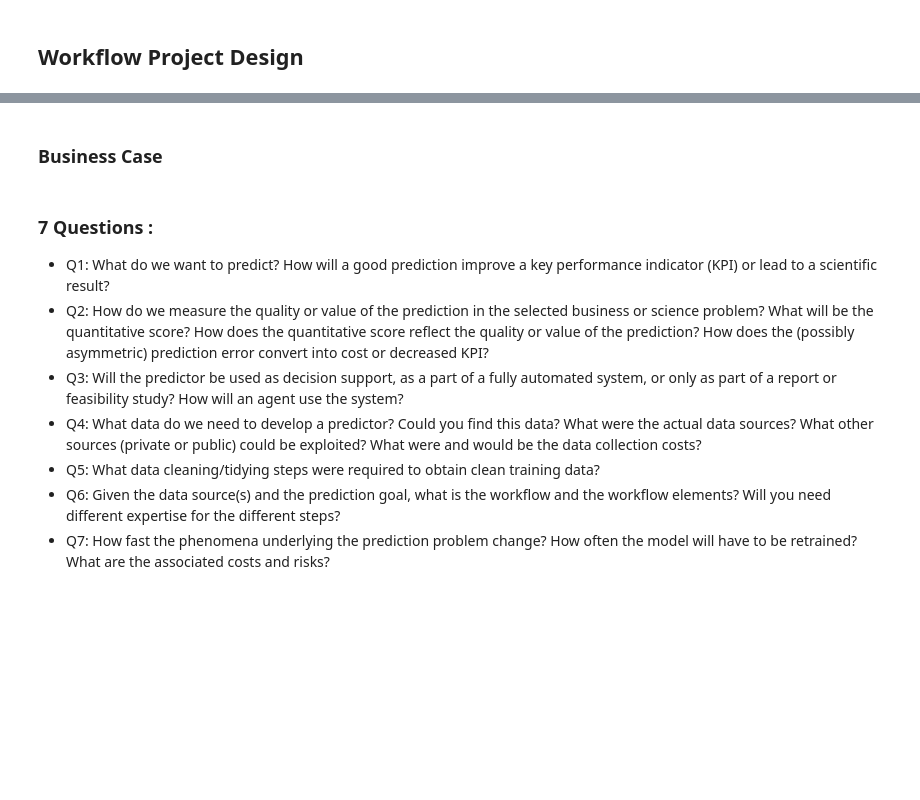
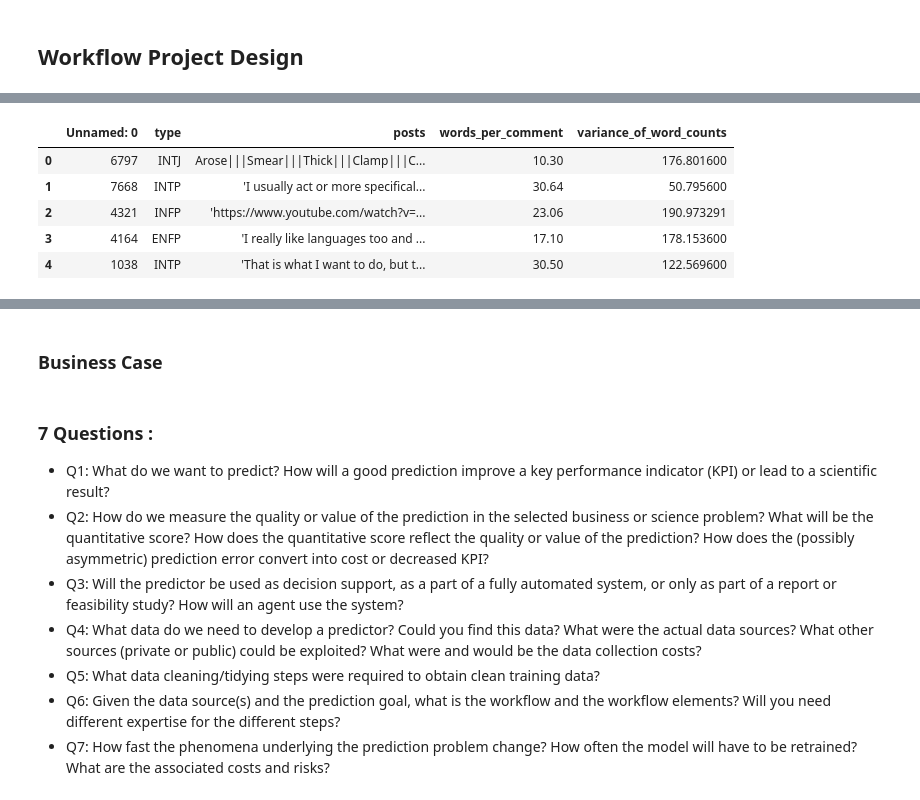
Before and after one commit to xiangnanyue/mbti_kaggle, a Jupyter notebook: 7q_xnyue.ipynb, the cells around one changed output, grey strips where cells are left out. Saved outputs shown, nothing was run; the diff lists cells and outputs as text; code cells hidden in the pictures; blank space fills up the shorter version.

```diff
--- a/7q_xnyue.ipynb
+++ b/7q_xnyue.ipynb
@@ -4,0 +27,17 @@
+# %%
+def var_row(row):
+    l = []
+    for i in row.split('|||'):
+        l.append(len(i.split()))
+    return np.var(l)
+
+df['words_per_comment'] = df['posts'].apply(lambda x: len(x.split())/50)
+df['variance_of_word_counts'] = df['posts'].apply(lambda x: var_row(x))
+df.head()
+# %% [output]
+|  | Unnamed: 0 | type | posts | words_per_comment | variance_of_word_counts |
+| 0 | 6797 | INTJ | Arose|||Smear|||Thick|||Clamp|||C... | 10.30 | 176.801600 |
+| 1 | 7668 | INTP | 'I usually act or more specifical... | 30.64 | 50.795600 |
+| 2 | 4321 | INFP | 'https://www.youtube.com/watch?v=... | 23.06 | 190.973291 |
+| 3 | 4164 | ENFP | 'I really like languages too and ... | 17.10 | 178.153600 |
+| 4 | 1038 | INTP | 'That is what I want to do, but t... | 30.50 | 122.569600 |
```
Also changed, not shown: parts of 7 cells of this notebook, 2 other files.
